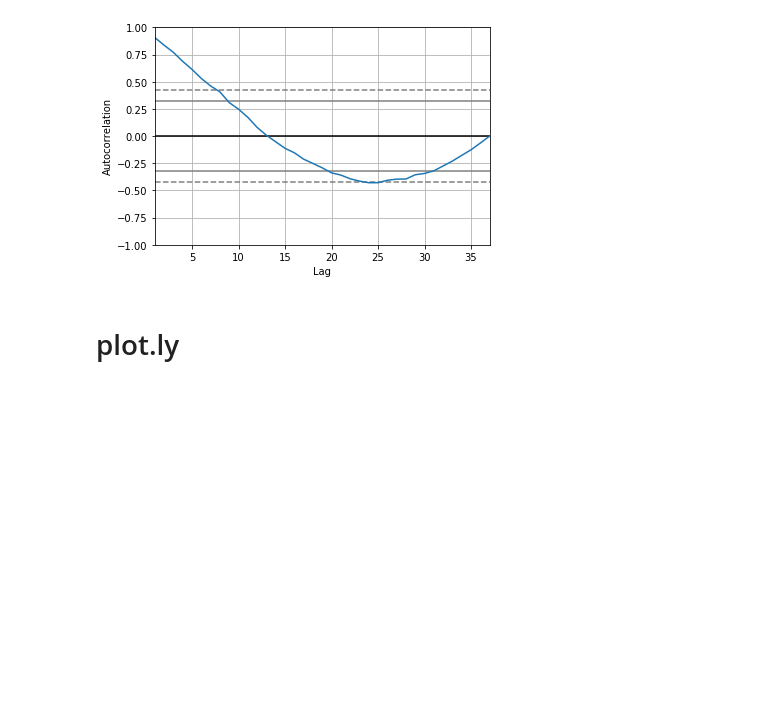
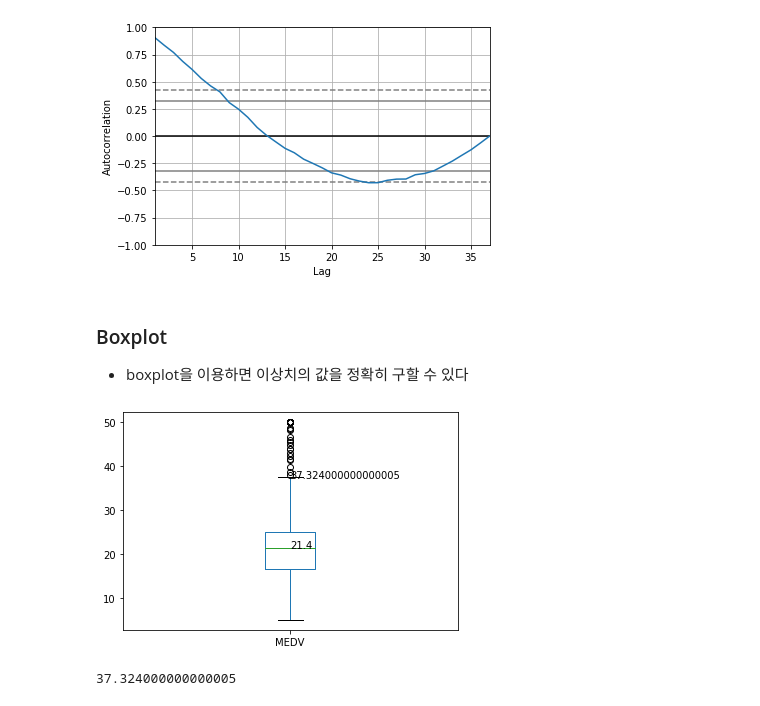
Before and after one commit to digicope01/bigdata, a Jupyter notebook: 파이썬데이터분석/ch-06_시각화.ipynb, the cells around one changed output. Cells and saved outputs as stored; diff of their text form; code cells hidden in the pictures; blank space fills up the shorter version.

```diff
--- a/파이썬데이터분석/ch-06_시각화.ipynb
+++ b/파이썬데이터분석/ch-06_시각화.ipynb
@@ -240,5 +240,3 @@ plt.show()
 # 지연값이 작은 값이 지연값이 큰 것보다 상관관계가 크다
 # %% [output]
 [figure]
-# %% [markdown]
-# plot.ly
@@ -267,0 +243,14 @@ print(plot_url)
+# %% [markdown]
+### Boxplot
+- boxplot을 이용하면 이상치의 값을 정확히 구할 수 있다
+# %%
+df = pd.read_csv('boston_train.csv')
+df['MEDV'].plot.box()
+plt.text(1,df['MEDV'].median(),df['MEDV'].median())
+plt.text(1,df['MEDV'].quantile(0.92),df['MEDV'].quantile(0.92))
+plt.show()
+
+df['MEDV'].quantile(0.92)
+# %% [output]
+[figure, added]
+37.324000000000005
```
Also changed, not shown: parts of 1 cell of this notebook.
